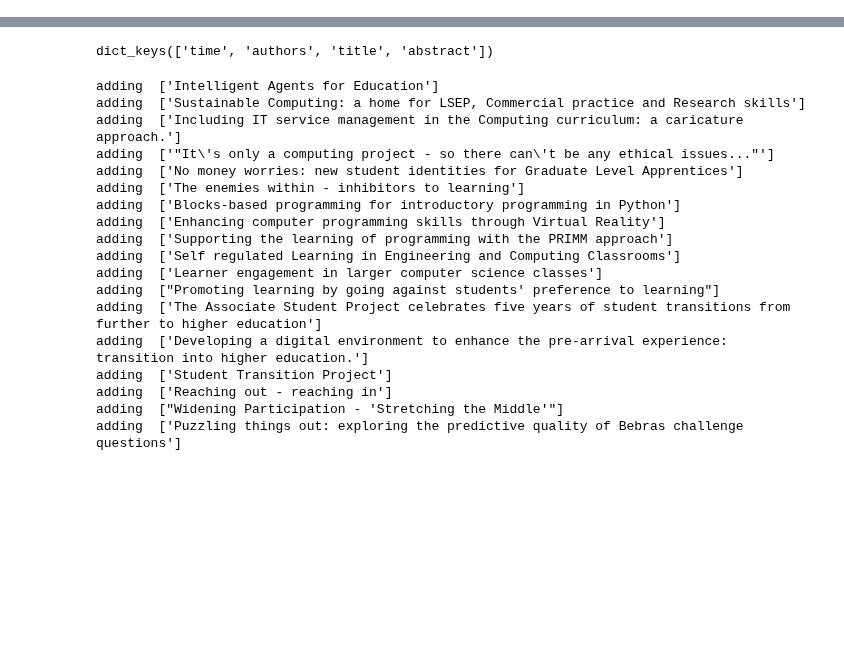
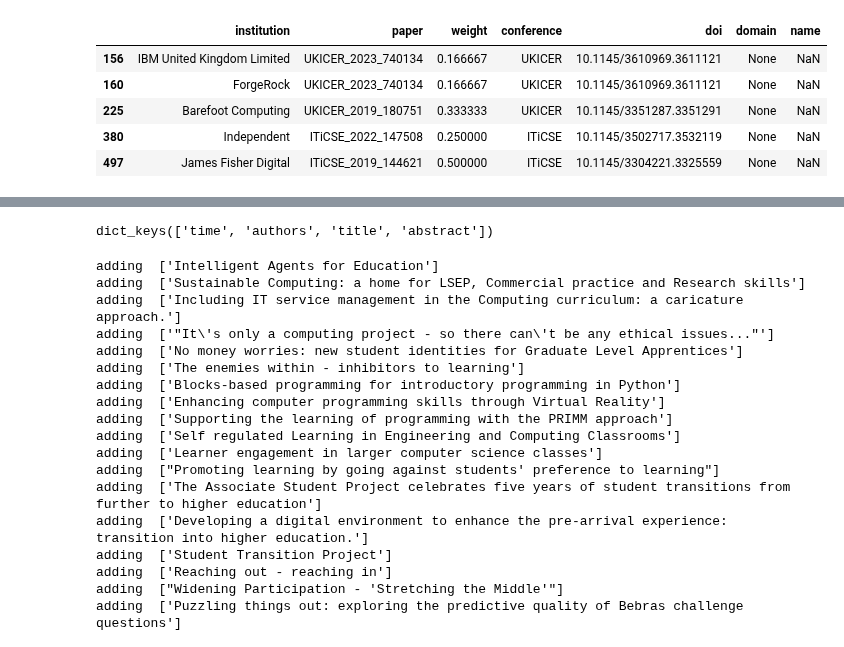
Before and after one commit to stevenaeola/CEP_Retro, a Jupyter notebook: CEP_paper_analysis.ipynb, the cells around one changed output, grey strips where cells are left out. Cells and saved outputs as stored; diff of their text form; code cells hidden in the pictures; blank space fills up the shorter version.

```diff
--- a/CEP_paper_analysis.ipynb
+++ b/CEP_paper_analysis.ipynb
@@ -112,0 +155,9 @@ affiliations
+# %%
+affiliations_domain[affiliations_domain.domain.isnull()]
+# %% [output]
+|  | institution | paper | weight | conference | doi | domain | name |
+| 156 | IBM United Kingdom Limited | UKICER_2023_740134 | 0.166667 | UKICER | 10.1145/3610969.3611121 | None | NaN |
+| 160 | ForgeRock | UKICER_2023_740134 | 0.166667 | UKICER | 10.1145/3610969.3611121 | None | NaN |
+| 225 | Barefoot Computing | UKICER_2019_180751 | 0.333333 | UKICER | 10.1145/3351287.3351291 | None | NaN |
+| 380 | Independent | ITiCSE_2022_147508 | 0.250000 | ITiCSE | 10.1145/3502717.3532119 | None | NaN |
+| 497 | James Fisher Digital | ITiCSE_2019_144621 | 0.500000 | ITiCSE | 10.1145/3304221.3325559 | None | NaN |
```
Also changed, not shown: parts of 18 cells of this notebook, 1 other file.
